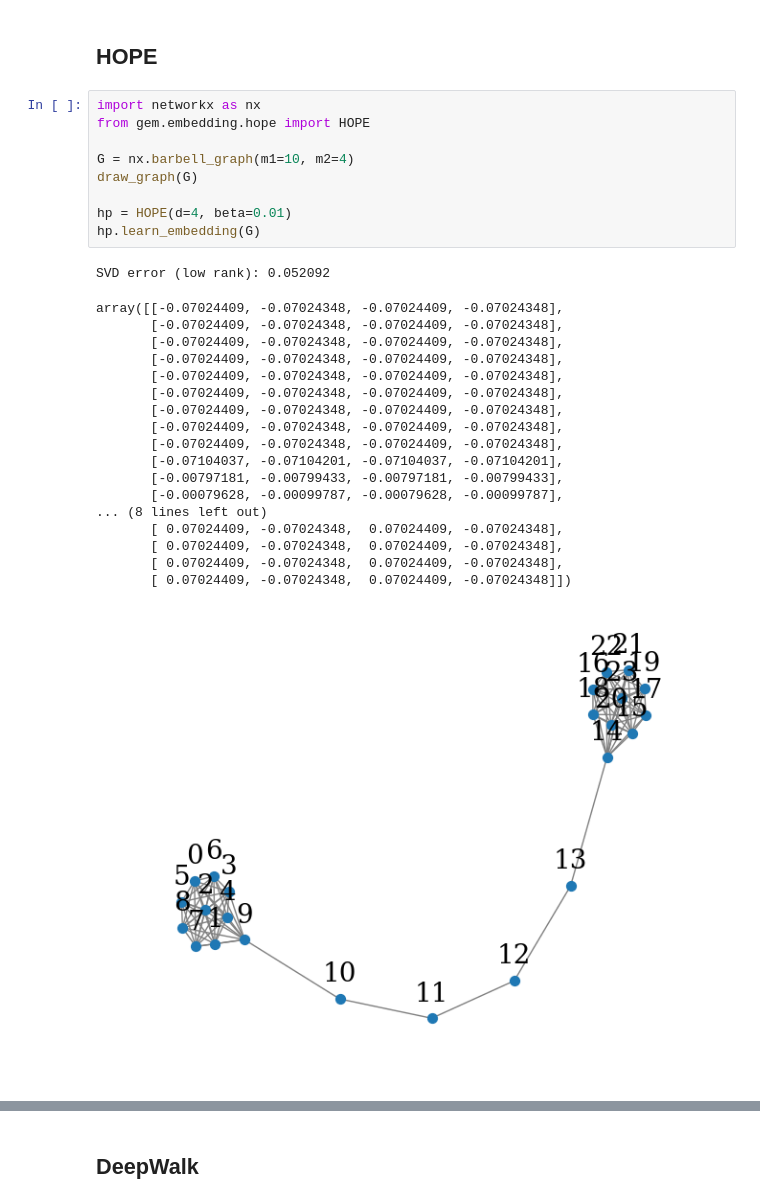
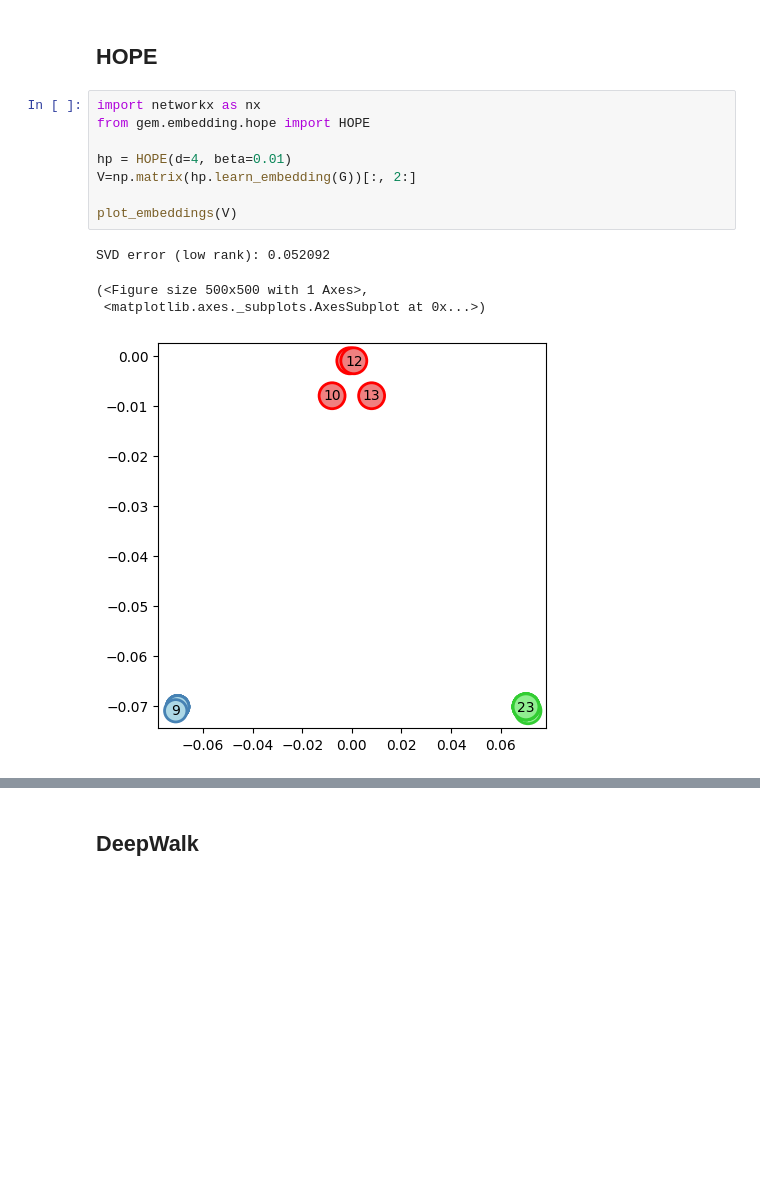
Before and after one commit to PacktPublishing/Graph-Machine-Learning, a Jupyter notebook: Chapter04/01_Shallow_Embeddings.ipynb, the cells around one changed output, grey strips where cells are left out. Cells and saved outputs as stored; diff of their text form; blank space fills up the shorter version.

Commit message:
[Chapter4] Restyling figures for shallow embeddings (#12)

```diff
--- a/Chapter04/01_Shallow_Embeddings.ipynb
+++ b/Chapter04/01_Shallow_Embeddings.ipynb
@@ -91,29 +151,13 @@ for x in G.nodes():
 # %%
 import networkx as nx
 from gem.embedding.hope import HOPE
 
-G = nx.barbell_graph(m1=10, m2=4)
-draw_graph(G)
+hp = HOPE(d=4, beta=0.01)
+V=np.matrix(hp.learn_embedding(G))[:, 2:]
 
-hp = HOPE(d=4, beta=0.01)
-hp.learn_embedding(G)
+plot_embeddings(V)
 # %% [output]
 SVD error (low rank): 0.052092
-array([[-0.07024409, -0.07024348, -0.07024409, -0.07024348],
-       [-0.07024409, -0.07024348, -0.07024409, -0.07024348],
-       [-0.07024409, -0.07024348, -0.07024409, -0.07024348],
-       [-0.07024409, -0.07024348, -0.07024409, -0.07024348],
-       [-0.07024409, -0.07024348, -0.07024409, -0.07024348],
-       [-0.07024409, -0.07024348, -0.07024409, -0.07024348],
-       [-0.07024409, -0.07024348, -0.07024409, -0.07024348],
-       [-0.07024409, -0.07024348, -0.07024409, -0.07024348],
-       [-0.07024409, -0.07024348, -0.07024409, -0.07024348],
-       [-0.07104037, -0.07104201, -0.07104037, -0.07104201],
-       [-0.00797181, -0.00799433, -0.00797181, -0.00799433],
-       [-0.00079628, -0.00099787, -0.00079628, -0.00099787],
-... (8 lines left out)
-       [ 0.07024409, -0.07024348,  0.07024409, -0.07024348],
-       [ 0.07024409, -0.07024348,  0.07024409, -0.07024348],
-       [ 0.07024409, -0.07024348,  0.07024409, -0.07024348],
-       [ 0.07024409, -0.07024348,  0.07024409, -0.07024348]])
+(<Figure size 500x500 with 1 Axes>,
+ <matplotlib.axes._subplots.AxesSubplot at 0x...>)
-[figure, old version]
+[figure, new version]
```
Also changed, not shown: parts of 23 cells of this notebook.
